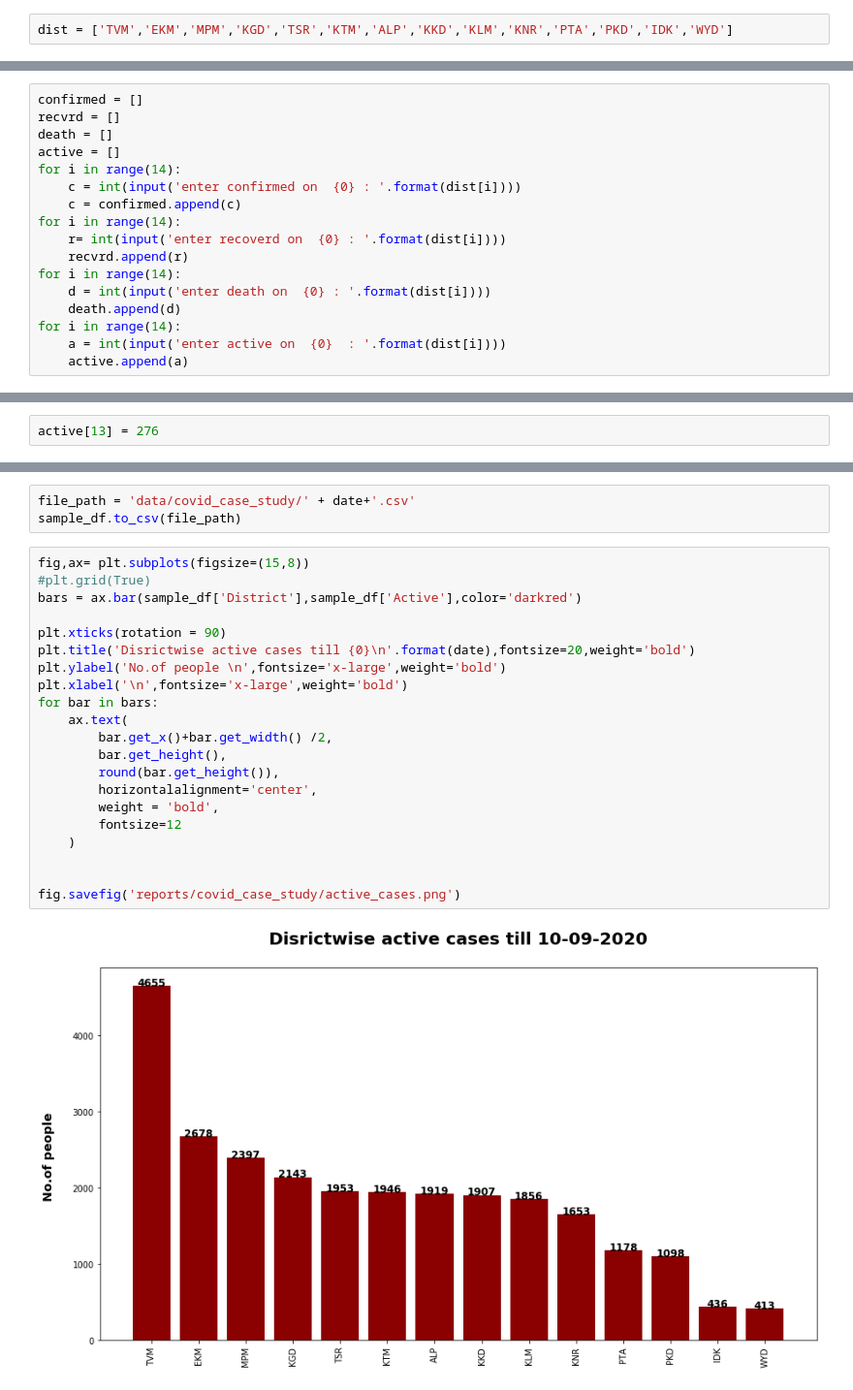
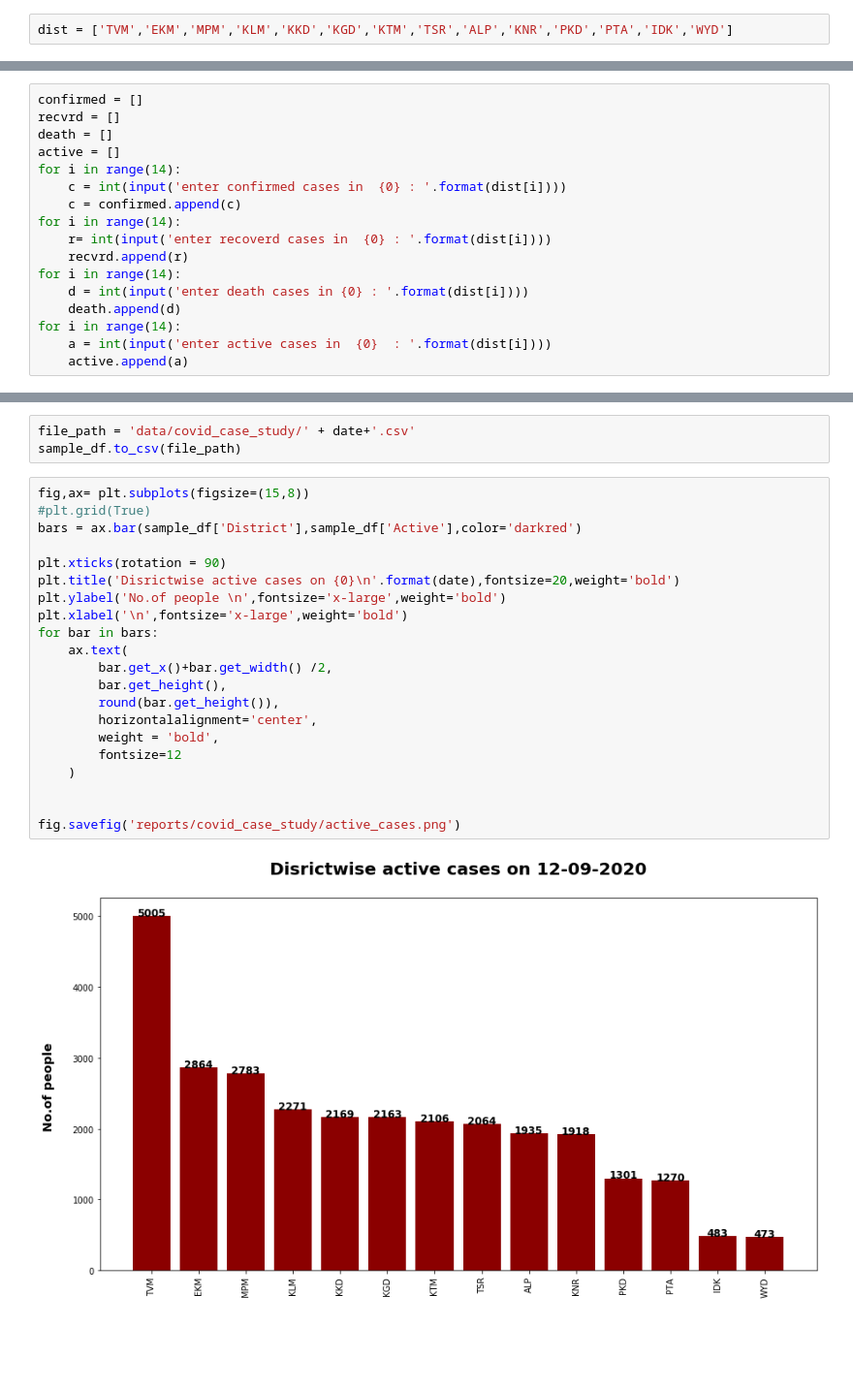
Before and after one commit to shaheennamboori/CovidData_From_Aug04, a Jupyter notebook: Analysis_Districtwise/Districtwise.ipynb, the cells around one changed output, grey strips where cells are left out. Shown: that part at 97% size. Drawn from its saved outputs; the diff is of its cells as text; blank space fills up the shorter version.

```diff
--- a/Analysis_Districtwise/Districtwise.ipynb
+++ b/Analysis_Districtwise/Districtwise.ipynb
@@ -3,7 +3,7 @@ import pandas as pd
 import numpy as np
 import matplotlib.pyplot as plt
 # %%
-dist = ['TVM','EKM','MPM','KGD','TSR','KTM','ALP','KKD','KLM','KNR','PTA','PKD','IDK','WYD']
+dist = ['TVM','EKM','MPM','KLM','KKD','KGD','KTM','TSR','ALP','KNR','PKD','PTA','IDK','WYD']
 # %%
 date = (input('enter date dd-mm-yy : '))
 # %% [output]
@@ -14,15 +14,15 @@ recvrd = []
 death = []
 active = []
 for i in range(14):
-    c = int(input('enter confirmed on  {0} : '.format(dist[i])))
+    c = int(input('enter confirmed cases in  {0} : '.format(dist[i])))
     c = confirmed.append(c)
 for i in range(14):
-    r= int(input('enter recoverd on  {0} : '.format(dist[i])))
+    r= int(input('enter recoverd cases in  {0} : '.format(dist[i])))
     recvrd.append(r)
 for i in range(14):
-    d = int(input('enter death on  {0} : '.format(dist[i])))
+    d = int(input('enter death cases in {0} : '.format(dist[i])))
     death.append(d)
 for i in range(14):
-    a = int(input('enter active on  {0}  : '.format(dist[i])))
+    a = int(input('enter active cases in  {0}  : '.format(dist[i])))
     active.append(a)
 # %% [output]
@@ -46,2 +45,0 @@ enter active on  WYD  : 413
-# %%
-active[13] = 276
@@ -96,26 +77,26 @@ sample_df.to_csv(file_path)
 # %%
 fig,ax= plt.subplots(figsize=(15,8))
 #plt.grid(True)
 bars = ax.bar(sample_df['District'],sample_df['Active'],color='darkred')
 
 plt.xticks(rotation = 90)
-plt.title('Disrictwise active cases till {0}\n'.format(date),fontsize=20,weight='bold')
+plt.title('Disrictwise active cases on {0}\n'.format(date),fontsize=20,weight='bold')
 plt.ylabel('No.of people \n',fontsize='x-large',weight='bold')
 plt.xlabel('\n',fontsize='x-large',weight='bold')
 for bar in bars:
     ax.text(
         bar.get_x()+bar.get_width() /2,
         bar.get_height(),
         round(bar.get_height()),
         horizontalalignment='center',
         weight = 'bold',
         fontsize=12
     )
 
 
 fig.savefig('reports/covid_case_study/active_cases.png')
 # %% [output]
-[figure, old version]
+[figure, new version]
 # %%
 fig,ax= plt.subplots(figsize=(15,8))
 #plt.grid(True)
```
Also changed, not shown: parts of 10 cells of this notebook, 21 other files.
